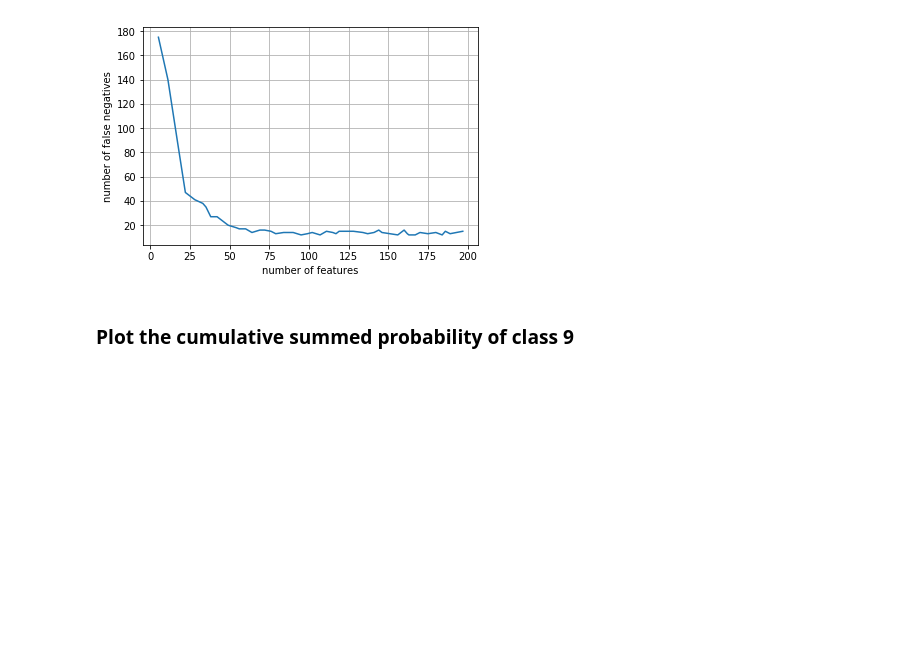
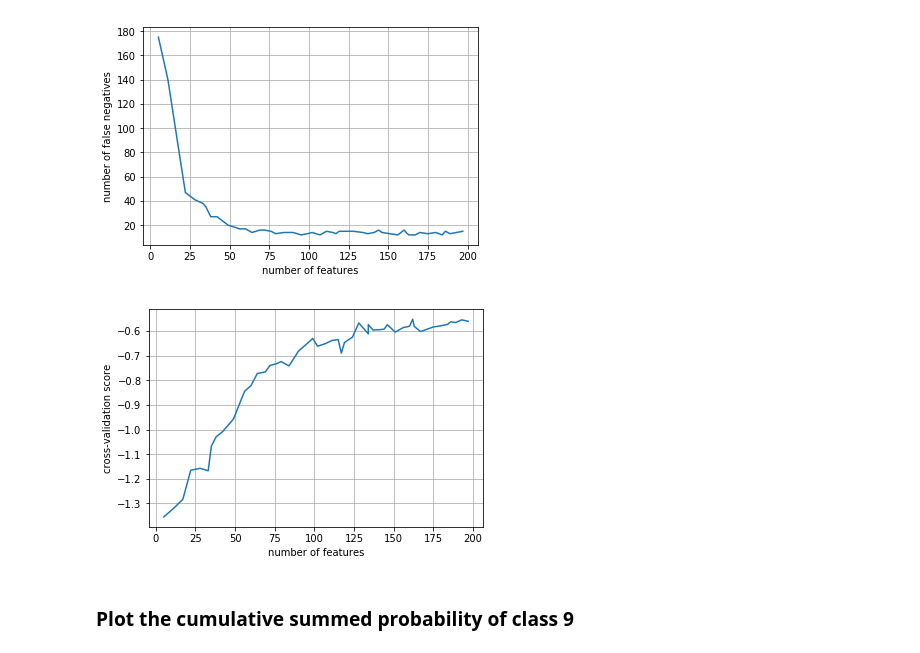
Before and after one commit to inigoval/pulseClassifier, a Jupyter notebook: notebooks/modelsandbox.randforest.fimpgraph.ipynb, the cells around one changed output. Saved outputs shown, nothing was run; the diff lists cells and outputs as text; code cells hidden in the pictures; blank space fills up the shorter version.

```diff
--- a/notebooks/modelsandbox.randforest.fimpgraph.ipynb
+++ b/notebooks/modelsandbox.randforest.fimpgraph.ipynb
@@ -19,4 +19,7 @@ labelledDf = pd.read_pickle('./processed.files/labelled/labelledDf')
 
 #Read in preprocessed numpy arrays:
 preProcFeats = np.load('./processed.files/labelled/features.npy')
-preProcLabels = np.load('./processed.files//labelled/labels.npy')
+preProcLabels = np.load('./processed.files/labelled/labels.npy')
+
+print np.argwhere(np.isnan(preProcFeats))
+print np.argwhere(np.isfinite(preProcFeats) != True)
@@ -57,6 +64,7 @@ featureidxs = np.array([])
 featurenumber = np.array([])
 summed9probs = np.array([])
 falsenegs = np.array([])
+crossval = np.array([])
 
 for i in np.arange(50):
 
@@ -110,5 +118,13 @@ for i in np.arange(50):
     prob9sum /= args9.size
     summed9probs = np.append(summed9probs, prob9sum)
 
+    #Compute cross-validation score:
+    score = sklearn.model_selection.cross_val_score(clf, features, preProcLabels,\
+                                            cv=k_fold, n_jobs=-1, scoring='neg_log_loss')
+    score = np.mean(score)
+    crossval = np.append(crossval, score)
+
+    print i
+
 print 'number of data points: %d' %(featurenumber.size)
 # %% [output]
@@ -133,6 +165,15 @@ plt.savefig('feature.importance.graphs/falsenegs.png')
 plt.show()
 # %% [output]
 [figure]
+# %%
+plt.plot(featurenumber, crossval)
+plt.ylabel('cross-validation score')
+plt.xlabel('number of features')
+plt.grid(True)
+plt.savefig('feature.importance.graphs/cvscore.png')
+plt.show()
+# %% [output]
+[figure, added]
 # %% [markdown]
 ### Plot the cumulative summed probability of class 9
 # %%
```
Also changed, not shown: parts of 4 cells of this notebook, 5 other files.
